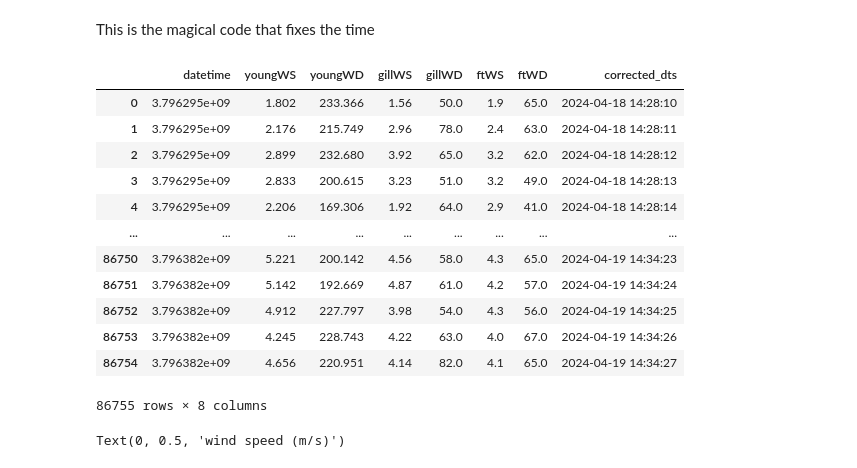
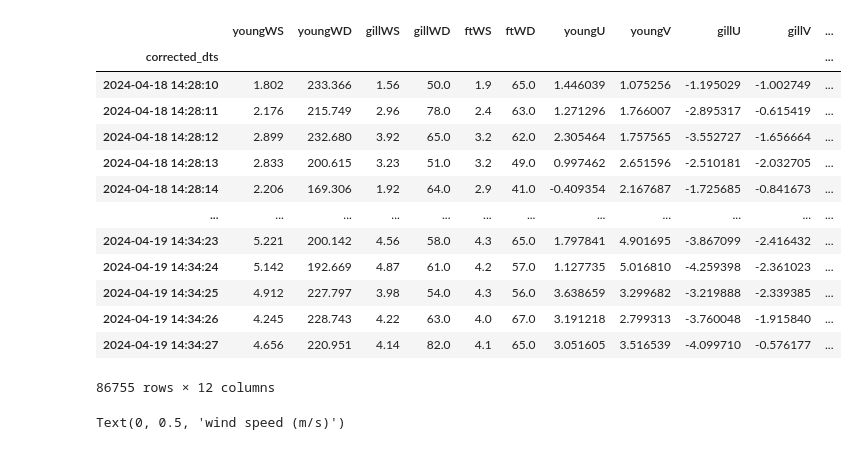
Before and after one commit to wx4stg/atmo-5351, a Jupyter notebook: project_data_analysis.ipynb, the cells around one changed output. Cells and saved outputs as stored; diff of their text form; code cells hidden in the pictures.

```diff
--- a/project_data_analysis.ipynb
+++ b/project_data_analysis.ipynb
@@ -35,2 +9,0 @@ dataset_time_array_numpy = dataset_time_array.astype('datetime64[s]')
-# %% [markdown]
-This is the magical code that fixes the time
@@ -44,19 +10,36 @@ dataset['corrected_dts'] = datetime_proper
-# %%
-dataset
-# %% [output]
-|  | datetime | youngWS | youngWD | gillWS | gillWD | ftWS | ftWD | corrected_dts |
-| 0 | 3.796295e+09 | 1.802 | 233.366 | 1.56 | 50.0 | 1.9 | 65.0 | 2024-04-18 14:28:10 |
-| 1 | 3.796295e+09 | 2.176 | 215.749 | 2.96 | 78.0 | 2.4 | 63.0 | 2024-04-18 14:28:11 |
-| 2 | 3.796295e+09 | 2.899 | 232.680 | 3.92 | 65.0 | 3.2 | 62.0 | 2024-04-18 14:28:12 |
-| 3 | 3.796295e+09 | 2.833 | 200.615 | 3.23 | 51.0 | 3.2 | 49.0 | 2024-04-18 14:28:13 |
-| 4 | 3.796295e+09 | 2.206 | 169.306 | 1.92 | 64.0 | 2.9 | 41.0 | 2024-04-18 14:28:14 |
-| ... | ... | ... | ... | ... | ... | ... | ... | ... |
-| 86750 | 3.796382e+09 | 5.221 | 200.142 | 4.56 | 58.0 | 4.3 | 65.0 | 2024-04-19 14:34:23 |
-| 86751 | 3.796382e+09 | 5.142 | 192.669 | 4.87 | 61.0 | 4.2 | 57.0 | 2024-04-19 14:34:24 |
-| 86752 | 3.796382e+09 | 4.912 | 227.797 | 3.98 | 54.0 | 4.3 | 56.0 | 2024-04-19 14:34:25 |
-| 86753 | 3.796382e+09 | 4.245 | 228.743 | 4.22 | 63.0 | 4.0 | 67.0 | 2024-04-19 14:34:26 |
-| 86754 | 3.796382e+09 | 4.656 | 220.951 | 4.14 | 82.0 | 4.1 | 65.0 | 2024-04-19 14:34:27 |
-86755 rows × 8 columns
+# %%
+file = 'sggj_data.csv'
+dataset = pd.read_csv(file)
+dataset_time_array = np.array(dataset['datetime'])
+dataset_time_array_numpy = dataset_time_array.astype('datetime64[s]')
+time_correction = datetime(1970, 1, 1, 0, 0, 0) - datetime(1904, 1, 1, 0, 0, 0)
+time_correction_numpy = np.array([time_correction]).astype('timedelta64[s]')[0]
+datetime_proper = dataset_time_array_numpy - time_correction_numpy
+dataset['corrected_dts'] = datetime_proper
+dataset['youngU'], dataset['youngV'] = mpcalc.wind_components(dataset['youngWS'].values * (units.meters/units.seconds),
+                                                              dataset['youngWD'].values * units.deg)
+dataset['gillU'], dataset['gillV'] = mpcalc.wind_components(dataset['gillWS'].values * (units.meters/units.seconds),
+                                                            dataset['gillWD'].values * units.deg)
+dataset['ftU'], dataset['ftV'] = mpcalc.wind_components(dataset['ftWS'].values * (units.meters/units.seconds),
+                                                          dataset['ftWD'].values * units.deg)
+dataset.set_index('corrected_dts', inplace=True, drop=True)
+dataset.drop(columns=['datetime'], inplace=True)
+dataset
+# %% [output]
+|  | youngWS | youngWD | gillWS | gillWD | ftWS | ftWD | youngU | youngV | gillU | gillV | ... |
+| corrected_dts |  |  |  |  |  |  |  |  |  |  | ... |
+| 2024-04-18 14:28:10 | 1.802 | 233.366 | 1.56 | 50.0 | 1.9 | 65.0 | 1.446039 | 1.075256 | -1.195029 | -1.002749 | ... |
+| 2024-04-18 14:28:11 | 2.176 | 215.749 | 2.96 | 78.0 | 2.4 | 63.0 | 1.271296 | 1.766007 | -2.895317 | -0.615419 | ... |
+| 2024-04-18 14:28:12 | 2.899 | 232.680 | 3.92 | 65.0 | 3.2 | 62.0 | 2.305464 | 1.757565 | -3.552727 | -1.656664 | ... |
+| 2024-04-18 14:28:13 | 2.833 | 200.615 | 3.23 | 51.0 | 3.2 | 49.0 | 0.997462 | 2.651596 | -2.510181 | -2.032705 | ... |
+| 2024-04-18 14:28:14 | 2.206 | 169.306 | 1.92 | 64.0 | 2.9 | 41.0 | -0.409354 | 2.167687 | -1.725685 | -0.841673 | ... |
+| ... | ... | ... | ... | ... | ... | ... | ... | ... | ... | ... | ... |
+| 2024-04-19 14:34:23 | 5.221 | 200.142 | 4.56 | 58.0 | 4.3 | 65.0 | 1.797841 | 4.901695 | -3.867099 | -2.416432 | ... |
+| 2024-04-19 14:34:24 | 5.142 | 192.669 | 4.87 | 61.0 | 4.2 | 57.0 | 1.127735 | 5.016810 | -4.259398 | -2.361023 | ... |
+| 2024-04-19 14:34:25 | 4.912 | 227.797 | 3.98 | 54.0 | 4.3 | 56.0 | 3.638659 | 3.299682 | -3.219888 | -2.339385 | ... |
+| 2024-04-19 14:34:26 | 4.245 | 228.743 | 4.22 | 63.0 | 4.0 | 67.0 | 3.191218 | 2.799313 | -3.760048 | -1.915840 | ... |
+| 2024-04-19 14:34:27 | 4.656 | 220.951 | 4.14 | 82.0 | 4.1 | 65.0 | 3.051605 | 3.516539 | -4.099710 | -0.576177 | ... |
+86755 rows × 12 columns
 # %%
 plt.figure(figsize = (12, 8))
 plt.plot(dataset['corrected_dts'], dataset['youngWS'])
```
Also changed, not shown: parts of 15 cells of this notebook.
